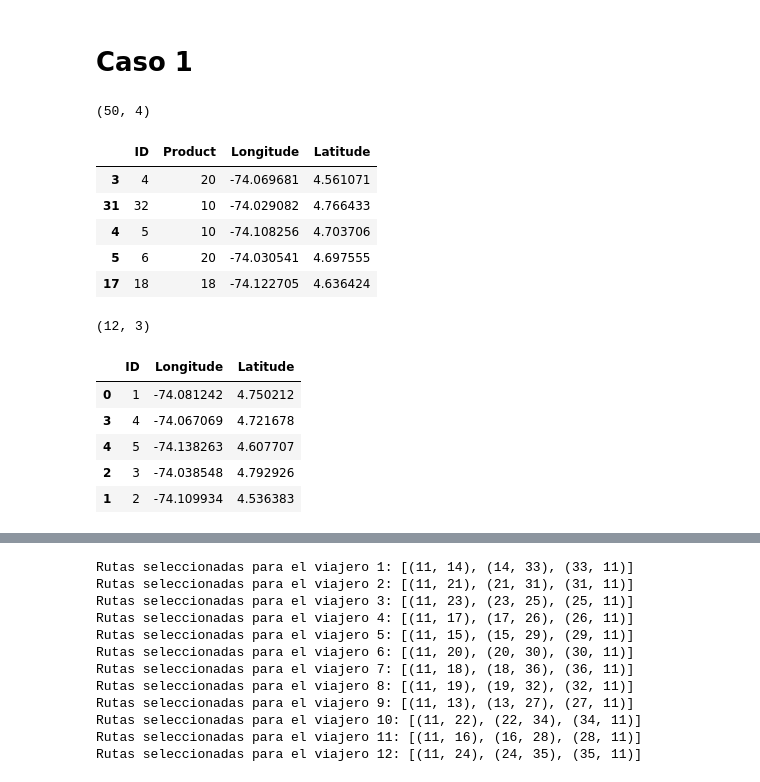
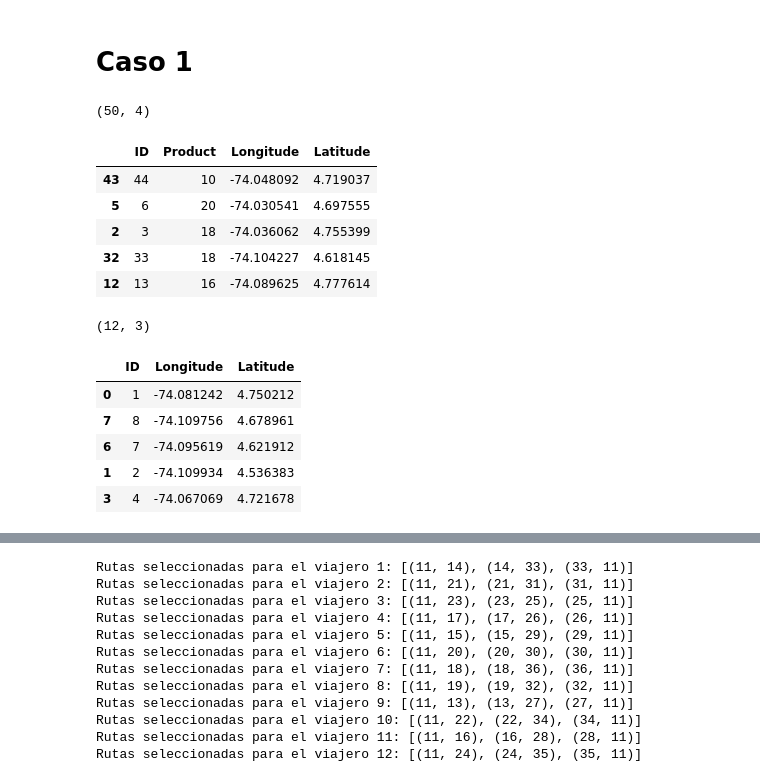
Before and after one commit to Pipeperez1305/PROY2_MOS, a Jupyter notebook: Proyecto Seneca Libre/MOS-Proyecto2.ipynb, the cells around one changed output, grey strips where cells are left out. Cells and saved outputs as stored; diff of their text form; code cells hidden in the pictures.

```diff
--- a/Proyecto Seneca Libre/MOS-Proyecto2.ipynb
+++ b/Proyecto Seneca Libre/MOS-Proyecto2.ipynb
@@ -15,20 +15,20 @@ import requests
 # %% [markdown]
 # Caso 1
 # %%
-clientes_data = pd.read_csv(r"C:\Users\ACER\OneDrive - Universidad de los Andes\Escritorio\MOS\PROYECTO_ENTREGA_2\Proyecto Seneca Libre\case_1_base\Clients.csv")
+clientes_data = pd.read_csv(r"C:\Users\ACER\OneDrive - Universidad de los Andes\Escritorio\MOS\PROY2_MOS\Proyecto Seneca Libre\case_1_base\Clients.csv")
 clientes_data.rename(columns = {"ClientID": "ID"}, inplace = True)
 print(clientes_data.shape)
 clientes_data.sample(5)
 # %% [output]
 (50, 4)
 |  | ID | Product | Longitude | Latitude |
-| 3 | 4 | 20 | -74.069681 | 4.561071 |
-| 31 | 32 | 10 | -74.029082 | 4.766433 |
-| 4 | 5 | 10 | -74.108256 | 4.703706 |
+| 43 | 44 | 10 | -74.048092 | 4.719037 |
 | 5 | 6 | 20 | -74.030541 | 4.697555 |
-| 17 | 18 | 18 | -74.122705 | 4.636424 |
+| 2 | 3 | 18 | -74.036062 | 4.755399 |
+| 32 | 33 | 18 | -74.104227 | 4.618145 |
+| 12 | 13 | 16 | -74.089625 | 4.777614 |
 # %%
-depositos_data = pd.read_csv(r"C:\Users\ACER\OneDrive - Universidad de los Andes\Escritorio\MOS\PROYECTO_ENTREGA_2\Proyecto Seneca Libre\case_1_base\Depots.csv")
+depositos_data = pd.read_csv(r"C:\Users\ACER\OneDrive - Universidad de los Andes\Escritorio\MOS\PROY2_MOS\Proyecto Seneca Libre\case_1_base\Depots.csv")
 depositos_data.rename(columns = {"DepotID": "ID"}, inplace = True)
 print(depositos_data.shape)
 depositos_data.sample(5)
@@ -36,10 +36,10 @@ depositos_data.sample(5)
 (12, 3)
 |  | ID | Longitude | Latitude |
 | 0 | 1 | -74.081242 | 4.750212 |
+| 7 | 8 | -74.109756 | 4.678961 |
+| 6 | 7 | -74.095619 | 4.621912 |
+| 1 | 2 | -74.109934 | 4.536383 |
 | 3 | 4 | -74.067069 | 4.721678 |
-| 4 | 5 | -74.138263 | 4.607707 |
-| 2 | 3 | -74.038548 | 4.792926 |
-| 1 | 2 | -74.109934 | 4.536383 |
 # %%
 ubicaciones_data = pd.concat([depositos_data[["ID","Longitude", "Latitude"]], clientes_data[["ID","Longitude", "Latitude"]]], axis = 0)
 print(ubicaciones_data.shape)
```
Also changed, not shown: parts of 22 cells of this notebook.
